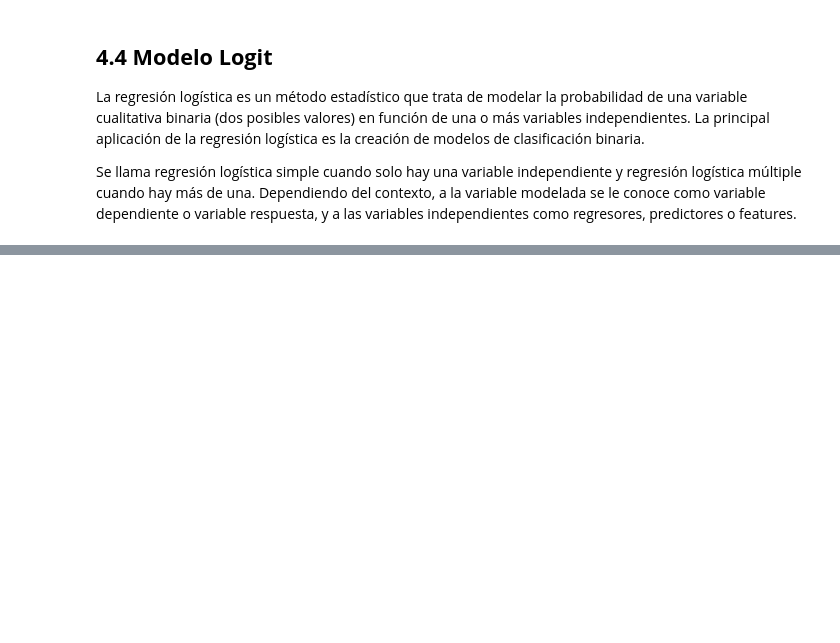
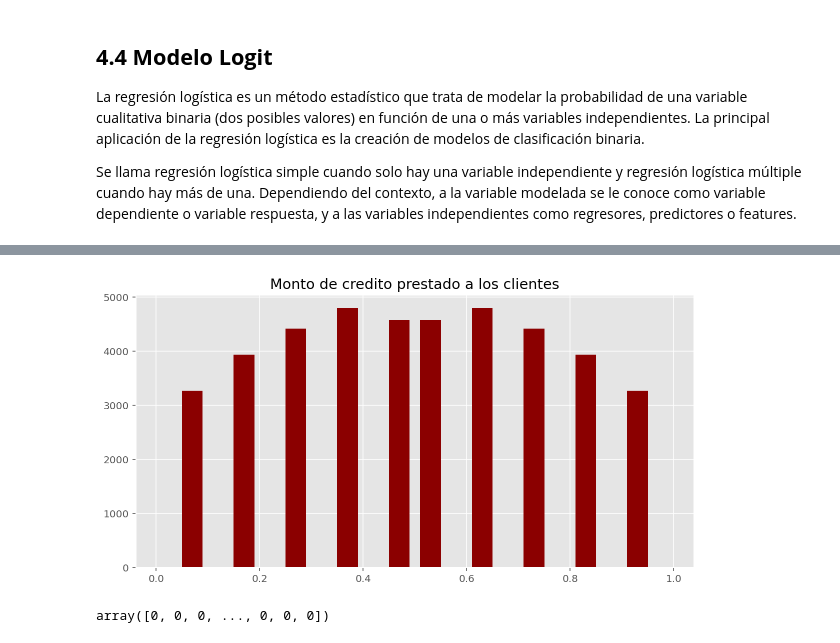
Before and after one commit to Oscar19922017/ProyectoBancoAmerica, a Jupyter notebook: ProyectoBancoAmerica2022.ipynb, the cells around one changed output, grey strips where cells are left out. Cells and saved outputs as stored; diff of their text form; code cells hidden in the pictures; blank space fills up the shorter version.

```diff
--- a/ProyectoBancoAmerica2022.ipynb
+++ b/ProyectoBancoAmerica2022.ipynb
@@ -1033,0 +1000,3 @@ VariablesCategoricas
+# %%
+VariablesCategoricas=df.drop(["Mora"],axis=1).select_dtypes(include=["category"]).columns.to_list()
+VariablesCategoricas
@@ -1093,0 +1079,2 @@ import statsmodels.api as sm
+# %%
+Modelo_Regresion_Logistica_Sklearn= LogisticRegression(C=1e42,random_state=0).fit(x_train,y_train)
@@ -1093,0 +1109,2 @@ import statsmodels.api as sm
+# %%
+Probabilidad_Modelo1=Modelo_Regresion_Logistica_Sklearn.predict_proba(x_train)
@@ -1093,0 +1121,7 @@ import statsmodels.api as sm
+# %%
+plt.figure(figsize=(10,5))
+plt.hist(Probabilidad_Modelo1,facecolor="darkred")
+plt.title("Monto de credito prestado a los clientes")
+plt.show()
+# %% [output]
+[figure, added]
@@ -1093,0 +1130,4 @@ import statsmodels.api as sm
+# %%
+Prediccion_Modelo1
+# %% [output]
+array([0, 0, 0, ..., 0, 0, 0])
```
Also changed, not shown: parts of 101 cells of this notebook.
